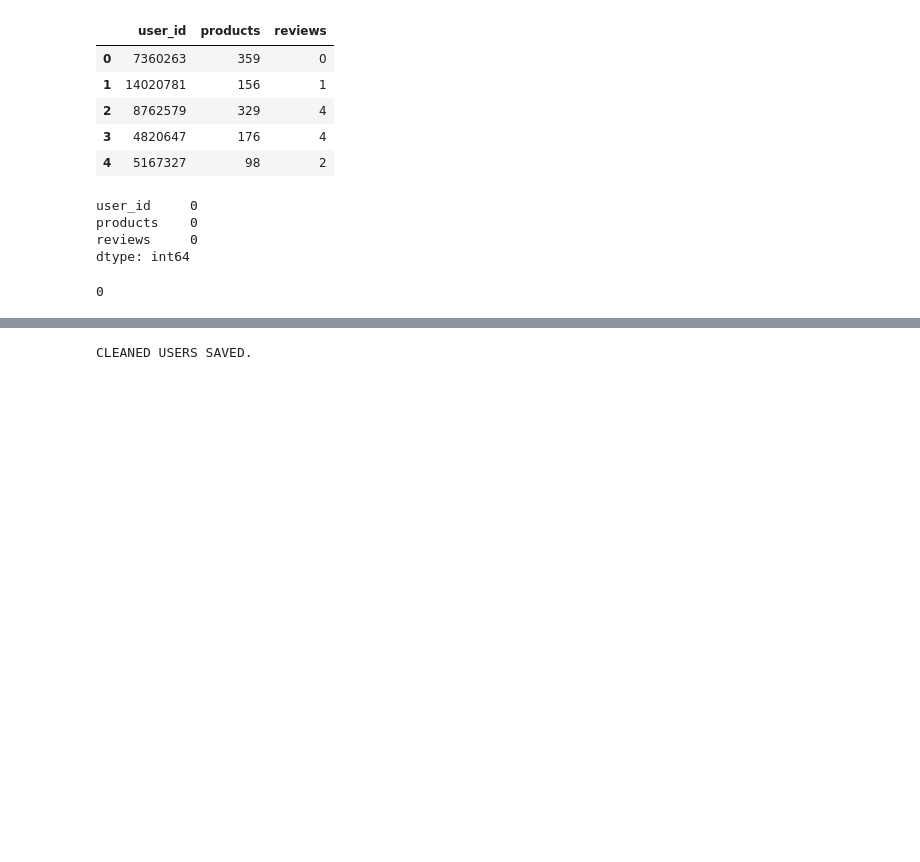
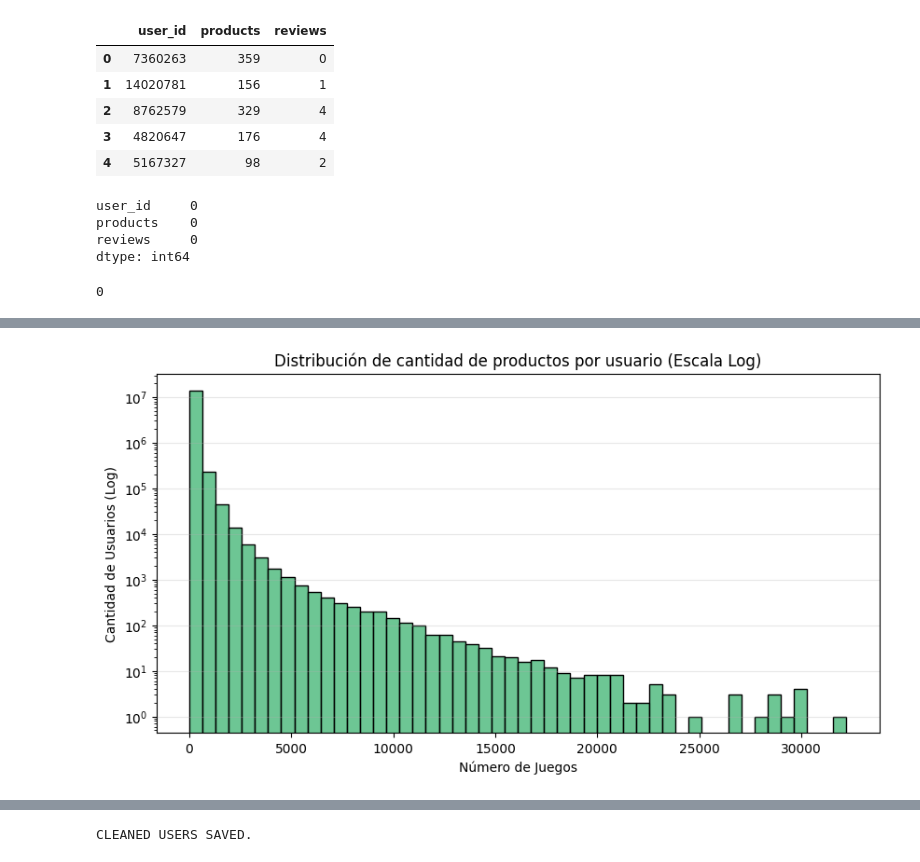
Before and after one commit to Amolihua/BIGDATA-STEAM-RECOMENDATION, a Jupyter notebook: notebooks/eda_users.ipynb, the cells around one changed output, grey strips where cells are left out. Saved outputs shown, nothing was run; the diff lists cells and outputs as text; code cells hidden in the pictures; blank space fills up the shorter version.

```diff
--- a/notebooks/eda_users.ipynb
+++ b/notebooks/eda_users.ipynb
@@ -42,0 +67,12 @@ users_df.duplicated().sum()
+# %%
+plt.figure(figsize=(10, 5))
+# Quitamos el kde=True para que no ensucie la escala logarítmica
+sns.histplot(cleaned_users_df['products'], bins=50, color='mediumseagreen', kde=False)
+plt.yscale('log')
+plt.title('Distribución de cantidad de productos por usuario (Escala Log)')
+plt.xlabel('Número de Juegos')
+plt.ylabel('Cantidad de Usuarios (Log)')
+plt.grid(axis='y', alpha=0.3)
+plt.show()
+# %% [output]
+[figure, added]
```
Also changed, not shown: parts of 6 cells of this notebook, 4 other files.
